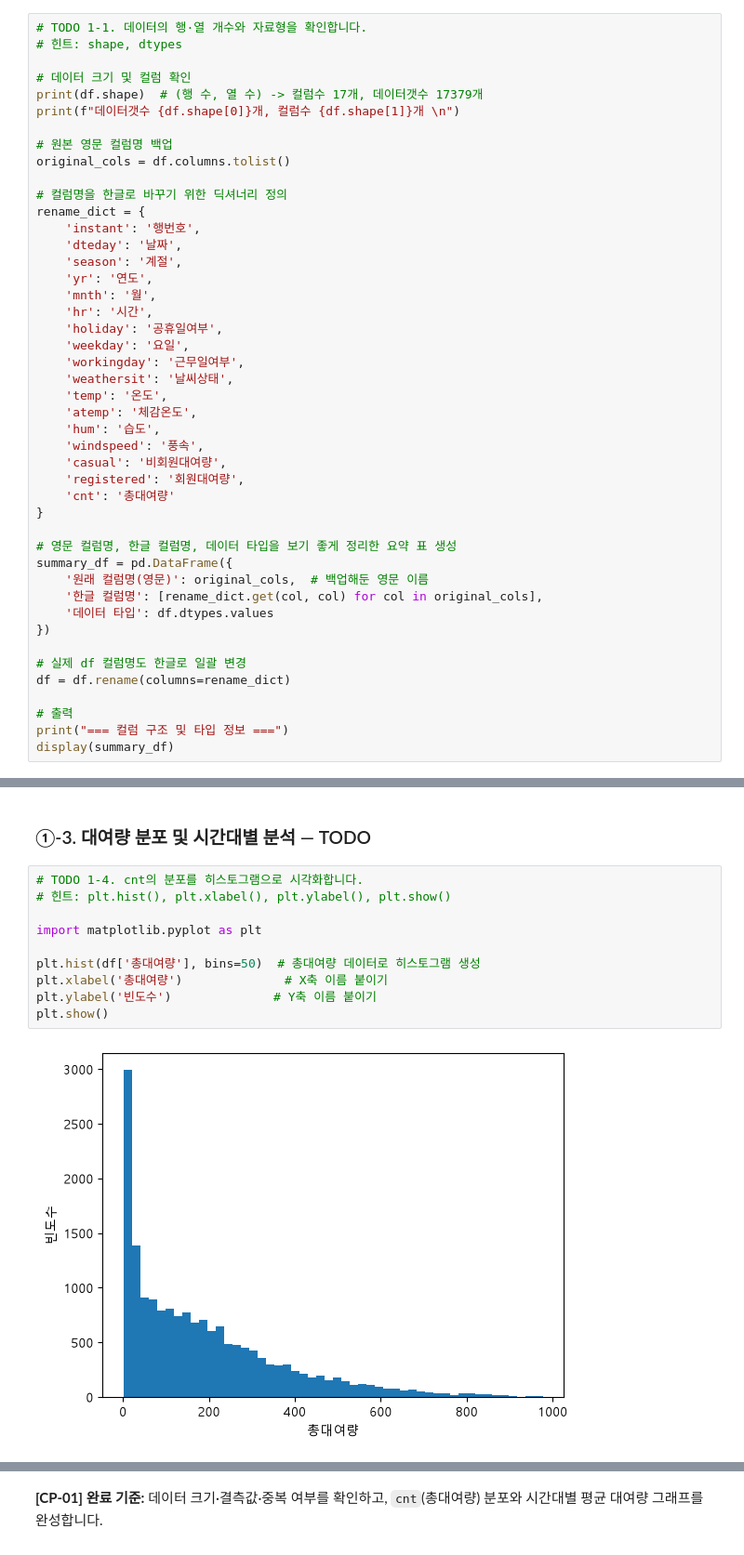
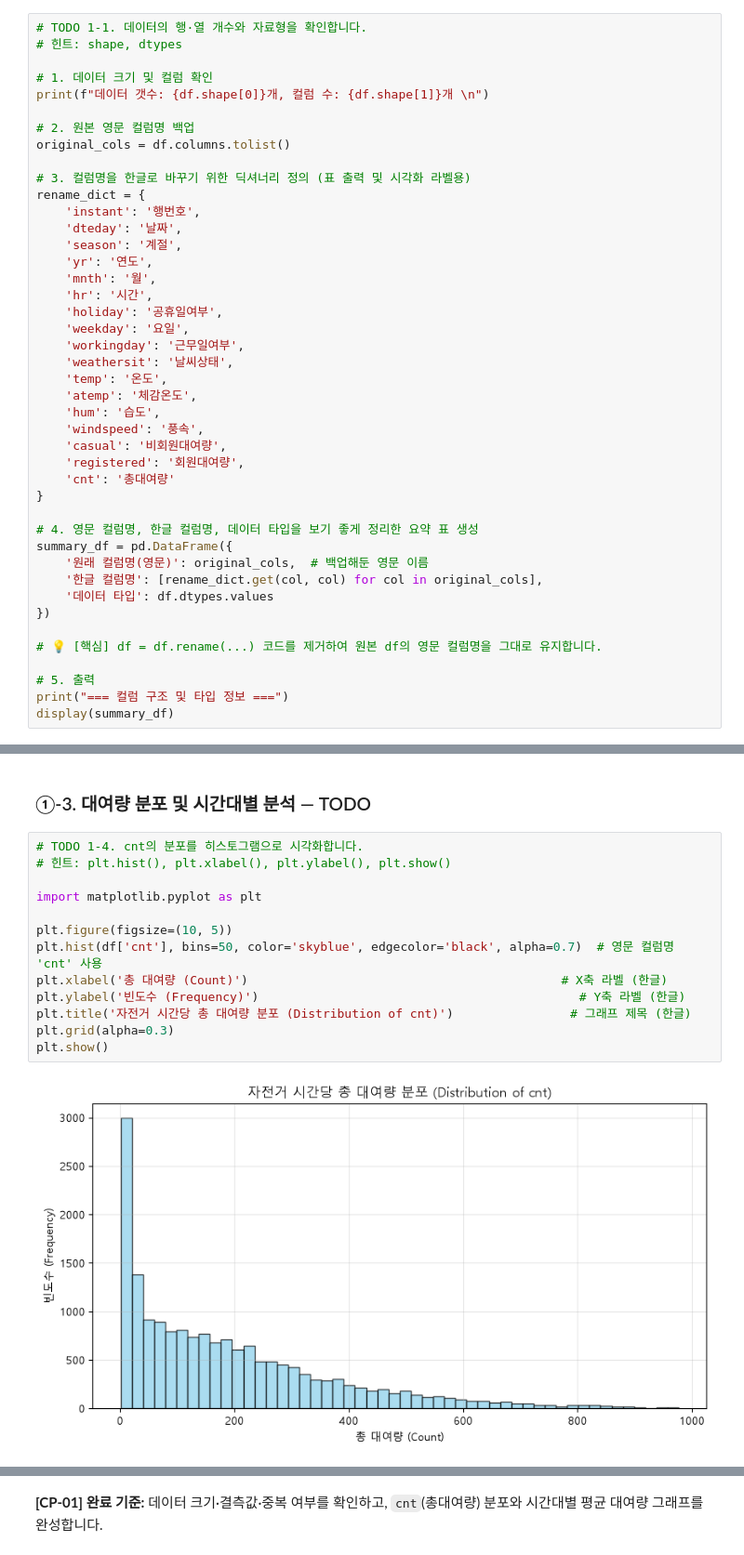
Before and after one commit to iremys/ai-mini-projects, a Jupyter notebook: mini-project-01/code/01_regression_bike_demand.ipynb, the cells around one changed output, grey strips where cells are left out. Shown at 93% size. Saved outputs shown, nothing was run; the diff lists cells and outputs as text.

```diff
--- a/mini-project-01/code/01_regression_bike_demand.ipynb
+++ b/mini-project-01/code/01_regression_bike_demand.ipynb
@@ -39,14 +39,13 @@ plt.rc('font', family='Malgun Gothic')  # 윈도우 (맑은 고딕)
 # TODO 1-1. 데이터의 행·열 개수와 자료형을 확인합니다.
 # 힌트: shape, dtypes
 
-# 데이터 크기 및 컬럼 확인
-print(df.shape)  # (행 수, 열 수) -> 컬럼수 17개, 데이터갯수 17379개
-print(f"데이터갯수 {df.shape[0]}개, 컬럼수 {df.shape[1]}개 \n")
+# 1. 데이터 크기 및 컬럼 확인
+print(f"데이터 갯수: {df.shape[0]}개, 컬럼 수: {df.shape[1]}개 \n")
 
-# 원본 영문 컬럼명 백업
+# 2. 원본 영문 컬럼명 백업
 original_cols = df.columns.tolist()
 
-# 컬럼명을 한글로 바꾸기 위한 딕셔너리 정의
+# 3. 컬럼명을 한글로 바꾸기 위한 딕셔너리 정의 (표 출력 및 시각화 라벨용)
 rename_dict = {
     'instant': '행번호',
     'dteday': '날짜',
@@ -67,17 +66,16 @@ rename_dict = {
     'cnt': '총대여량'
 }
 
-# 영문 컬럼명, 한글 컬럼명, 데이터 타입을 보기 좋게 정리한 요약 표 생성
+# 4. 영문 컬럼명, 한글 컬럼명, 데이터 타입을 보기 좋게 정리한 요약 표 생성
 summary_df = pd.DataFrame({
     '원래 컬럼명(영문)': original_cols,  # 백업해둔 영문 이름
     '한글 컬럼명': [rename_dict.get(col, col) for col in original_cols],
     '데이터 타입': df.dtypes.values
 })
 
-# 실제 df 컬럼명도 한글로 일괄 변경
-df = df.rename(columns=rename_dict)
+# 💡 [핵심] df = df.rename(...) 코드를 제거하여 원본 df의 영문 컬럼명을 그대로 유지합니다.
 
-# 출력
+# 5. 출력
 print("=== 컬럼 구조 및 타입 정보 ===")
 display(summary_df)
 # %% [output]
@@ -182,15 +188,18 @@ dtype: int64
 # %%
 # TODO 1-4. cnt의 분포를 히스토그램으로 시각화합니다.
 # 힌트: plt.hist(), plt.xlabel(), plt.ylabel(), plt.show()
 
 import matplotlib.pyplot as plt
 
-plt.hist(df['총대여량'], bins=50)  # 총대여량 데이터로 히스토그램 생성
-plt.xlabel('총대여량')              # X축 이름 붙이기
-plt.ylabel('빈도수')              # Y축 이름 붙이기
+plt.figure(figsize=(10, 5))
+plt.hist(df['cnt'], bins=50, color='skyblue', edgecolor='black', alpha=0.7)  # 영문 컬럼명 'cnt' 사용
+plt.xlabel('총 대여량 (Count)')                                           # X축 라벨 (한글)
+plt.ylabel('빈도수 (Frequency)')                                            # Y축 라벨 (한글)
+plt.title('자전거 시간당 총 대여량 분포 (Distribution of cnt)')                # 그래프 제목 (한글)
+plt.grid(alpha=0.3)
 plt.show()
 # %% [output]
-[figure, old version]
+[figure, new version]
 # %%
 # TODO 1-5. 시간대(hr)별 평균 대여량을 계산합니다.
 # 힌트: groupby("hr")["cnt"].mean()
```
Also changed, not shown: parts of 8 cells of this notebook.
